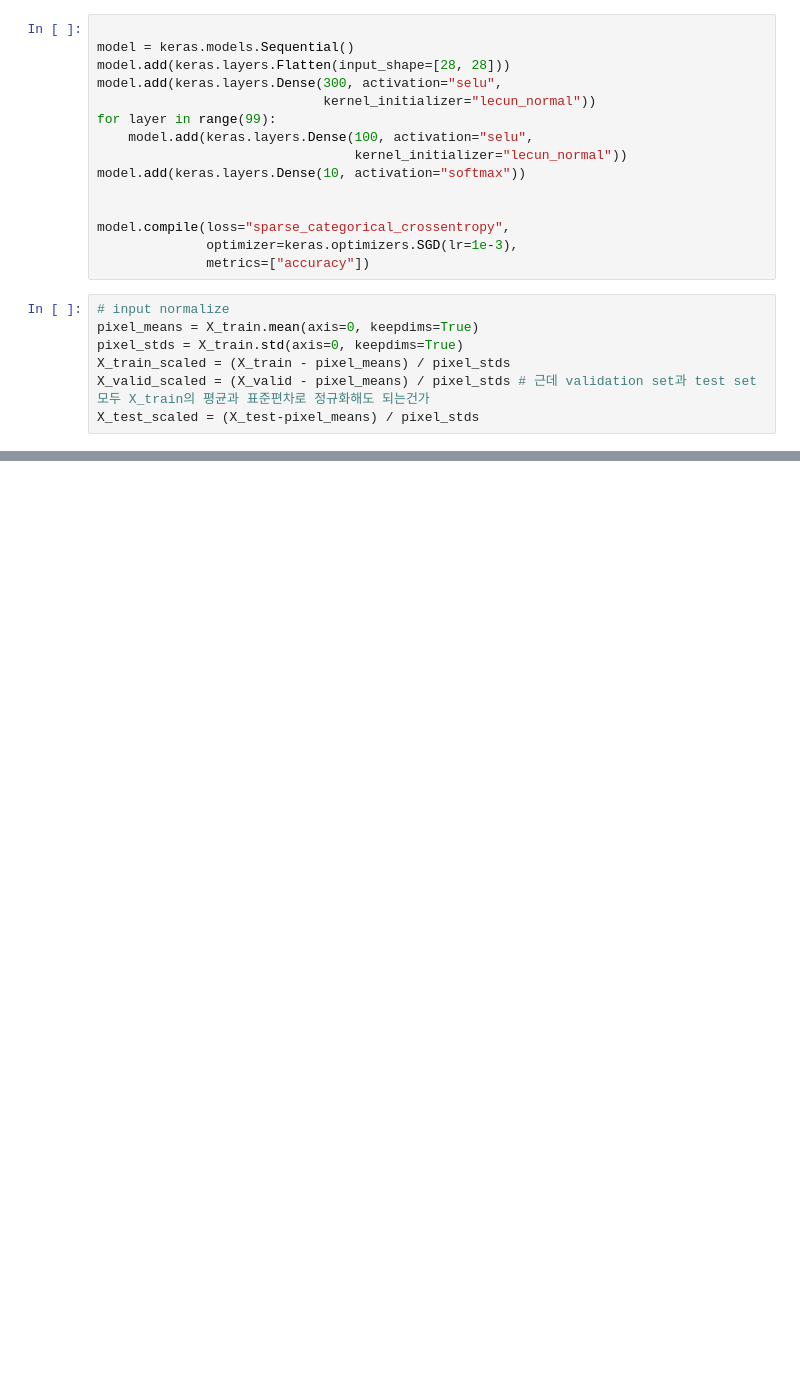
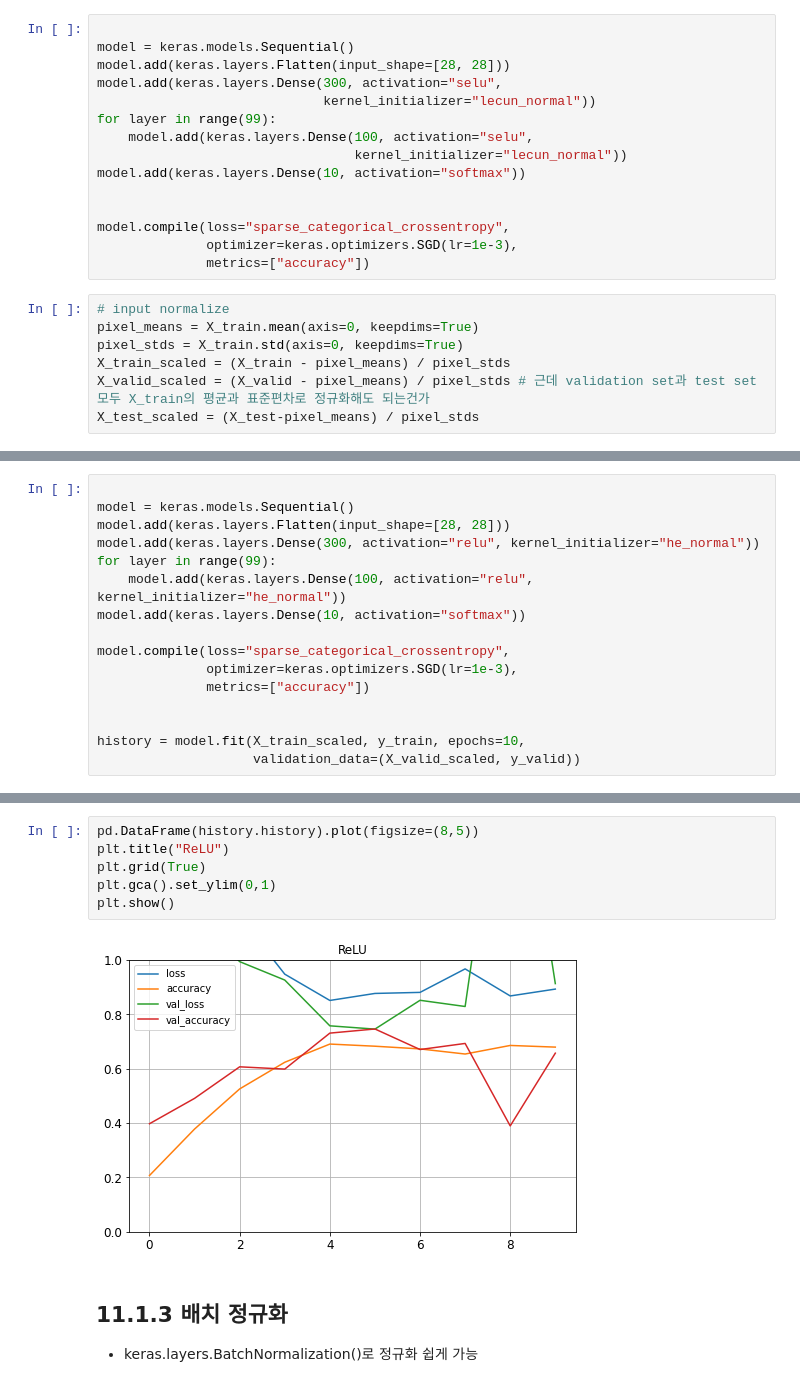
Before and after one commit to G-Polya/HandsOnMachineLearning, a Jupyter notebook: 11장 심층신경망/DNN.ipynb, the cells around one changed output, grey strips where cells are left out. Drawn from its saved outputs; the diff is of its cells as text; blank space fills up the shorter version.

```diff
--- a/11장 심층신경망/DNN.ipynb
+++ b/11장 심층신경망/DNN.ipynb
@@ -254,0 +282,16 @@ plt.show()
+# %%
+
+model = keras.models.Sequential()
+model.add(keras.layers.Flatten(input_shape=[28, 28]))
+model.add(keras.layers.Dense(300, activation="relu", kernel_initializer="he_normal"))
+for layer in range(99):
+    model.add(keras.layers.Dense(100, activation="relu", kernel_initializer="he_normal"))
+model.add(keras.layers.Dense(10, activation="softmax"))
+
+model.compile(loss="sparse_categorical_crossentropy",
+              optimizer=keras.optimizers.SGD(lr=1e-3),
+              metrics=["accuracy"])
+
+
+history = model.fit(X_train_scaled, y_train, epochs=10,
+                    validation_data=(X_valid_scaled, y_valid))
@@ -254,0 +319,11 @@ plt.show()
+# %%
+pd.DataFrame(history.history).plot(figsize=(8,5))
+plt.title("ReLU")
+plt.grid(True)
+plt.gca().set_ylim(0,1)
+plt.show()
+# %% [output]
+[figure, added]
+# %% [markdown]
+## 11.1.3 배치 정규화
+- keras.layers.BatchNormalization()로 정규화 쉽게 가능
```
Also changed, not shown: parts of 42 cells of this notebook, 1 other file.
